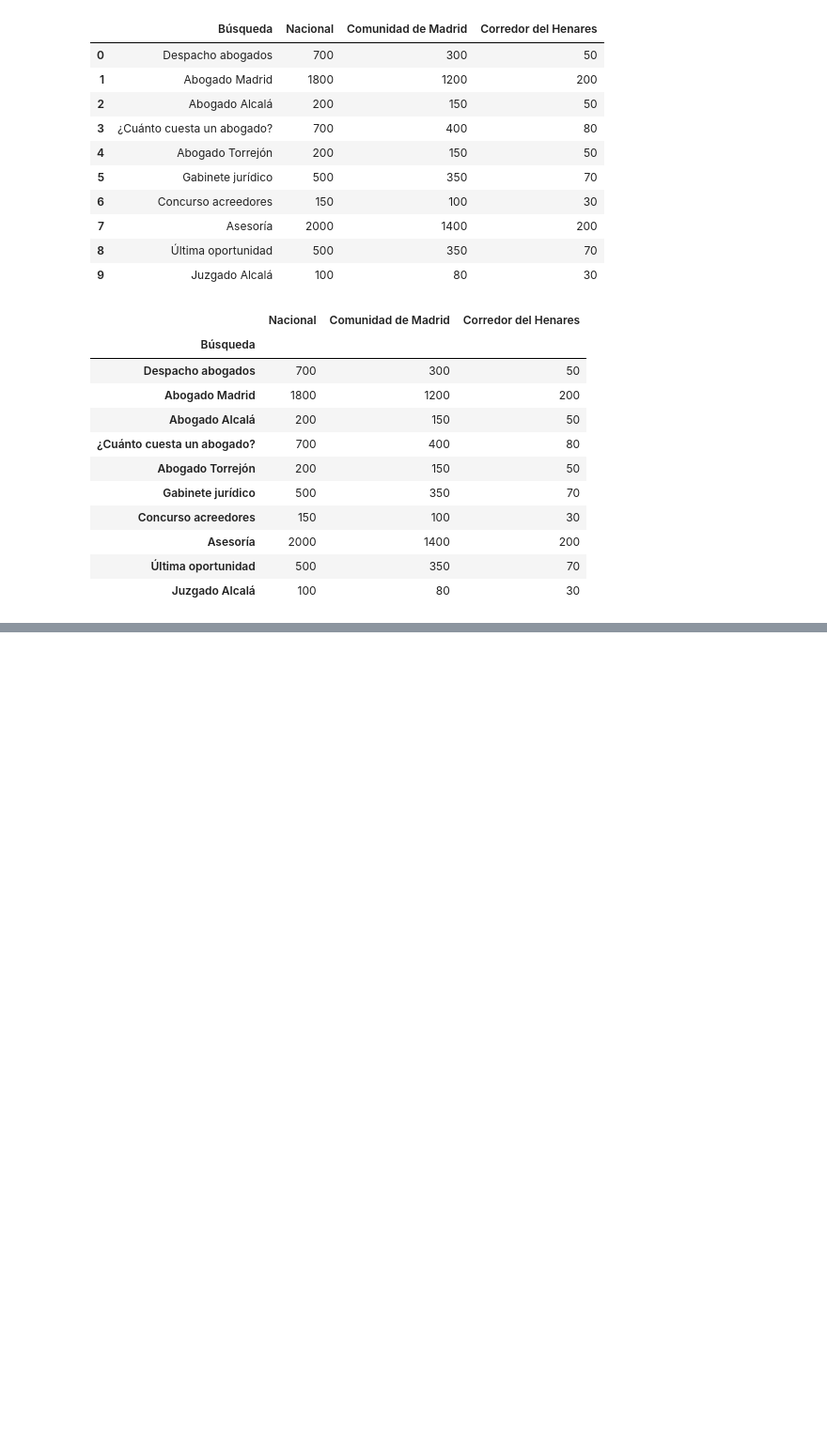
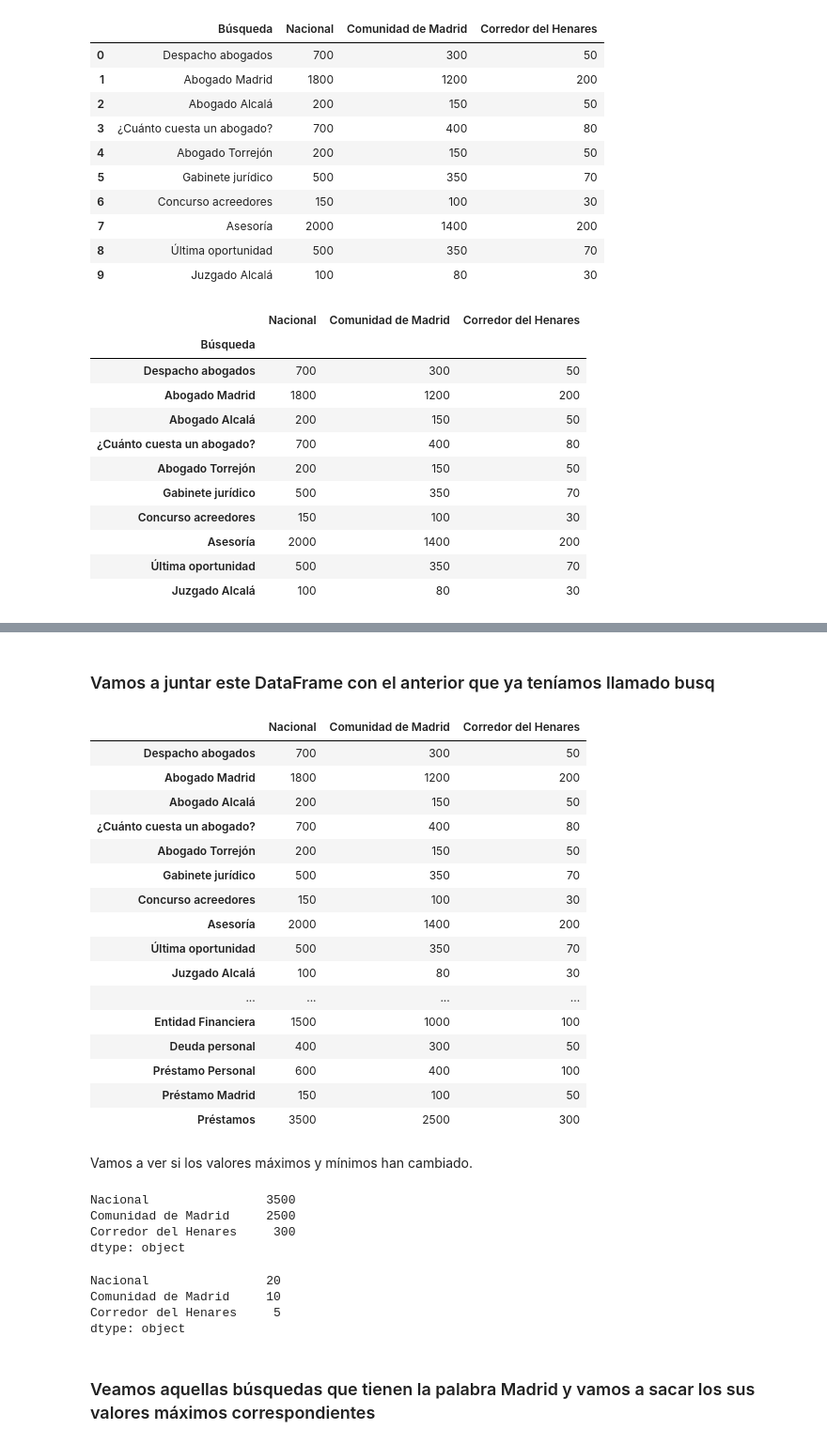
Before and after one commit to antoja97/Proyecto_Busquedas_Juridicas, a Jupyter notebook: comienzo_proy.ipynb, the cells around one changed output, grey strips where cells are left out. Shown at 94% size. Saved outputs shown, nothing was run; the diff lists cells and outputs as text; code cells hidden in the pictures; blank space fills up the shorter version.

```diff
--- a/comienzo_proy.ipynb
+++ b/comienzo_proy.ipynb
@@ -58,0 +310,41 @@ df.set_index("Búsqueda")
+# %% [markdown]
+### Vamos a juntar este DataFrame con el anterior que ya teníamos llamado busq
+# %%
+combo=pd.concat([busq, df1])
+combo
+# %% [output]
+|  | Nacional | Comunidad de Madrid | Corredor del Henares |
+| Despacho abogados | 700 | 300 | 50 |
+| Abogado Madrid | 1800 | 1200 | 200 |
+| Abogado Alcalá | 200 | 150 | 50 |
+| ¿Cuánto cuesta un abogado? | 700 | 400 | 80 |
+| Abogado Torrejón | 200 | 150 | 50 |
+| Gabinete jurídico | 500 | 350 | 70 |
+| Concurso acreedores | 150 | 100 | 30 |
+| Asesoría | 2000 | 1400 | 200 |
+| Última oportunidad | 500 | 350 | 70 |
+| Juzgado Alcalá | 100 | 80 | 30 |
+| ... | ... | ... | ... |
+| Entidad Financiera | 1500 | 1000 | 100 |
+| Deuda personal | 400 | 300 | 50 |
+| Préstamo Personal | 600 | 400 | 100 |
+| Préstamo Madrid | 150 | 100 | 50 |
+| Préstamos | 3500 | 2500 | 300 |
+# %% [markdown]
+Vamos a ver si los valores máximos y mínimos han cambiado.
+# %%
+combo.max()
+# %% [output]
+Nacional                3500
+Comunidad de Madrid     2500
+Corredor del Henares     300
+dtype: object
+# %%
+combo.min()
+# %% [output]
+Nacional                20
+Comunidad de Madrid     10
+Corredor del Henares     5
+dtype: object
+# %% [markdown]
+### Veamos aquellas búsquedas que tienen la palabra Madrid y vamos a sacar los sus valores máximos correspondientes
```
Also changed, not shown: parts of 33 cells of this notebook, 1 other file.
